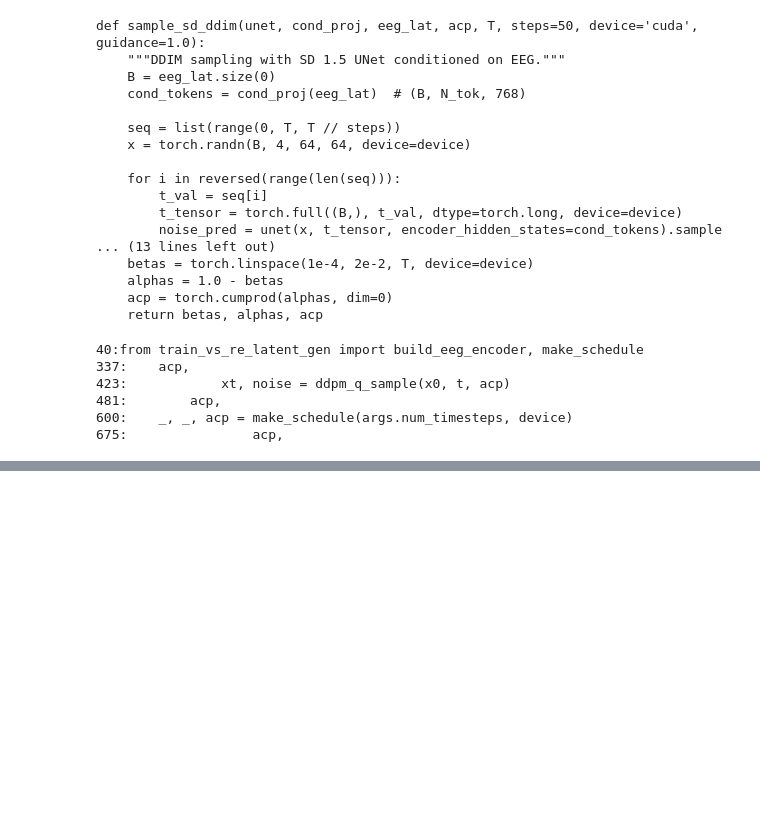
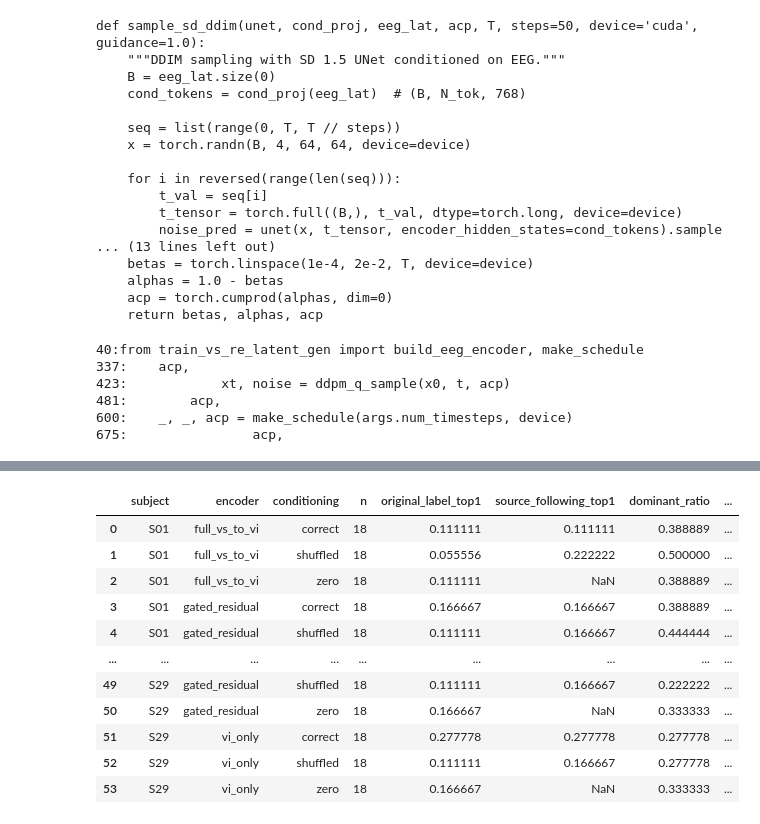
Before and after one commit to heegyukim4043/test_diffusion_EEG_visualstim_image, a Jupyter notebook: colab_next_priority_runs.ipynb, the cells around one changed output, grey strips where cells are left out. Saved outputs shown, nothing was run; the diff lists cells and outputs as text; code cells hidden in the pictures; blank space fills up the shorter version.

```diff
--- a/colab_next_priority_runs.ipynb
+++ b/colab_next_priority_runs.ipynb
@@ -749,3 +749,12 @@ grep -n "acp\|make_schedule" /content/vsvi_project/train_exp43_vi_lora.py | head
 481:        acp,
 600:    _, _, acp = make_schedule(args.num_timesteps, device)
 675:                acp,
+# %%
+from pathlib import Path
+
+root = Path("/content/drive/MyDrive/vsvi_data/vi_rawtf_downstream_generation_multi")
+manifests = sorted((root / "seed42" / "S09").rglob("generation_manifest.csv"))
+
+print("S09 manifests:", len(manifests))
+for p in manifests:
+    print(p)
@@ -751,0 +853,72 @@ grep -n "acp\|make_schedule" /content/vsvi_project/train_exp43_vi_lora.py | head
+# %%
+from pathlib import Path
+import pandas as pd
+import numpy as np
+
+ROOTS = [
+    Path("/content/drive/MyDrive/vsvi_data/vi_rawtf_downstream_generation_multi"),
+    Path("/content/drive/MyDrive/vsvi_data/vi_rawtf_downstream_generation_s24"),
+]
+
+manifests = []
+for root in ROOTS:
+    manifests.extend(sorted(root.rglob("generation_manifest.csv")))
+
+print("manifests:", len(manifests))
+for p in manifests:
+    print(p)
+
+rows = []
+
+for path in manifests:
+    df = pd.read_csv(path)
+
+    subj = next((x for x in path.parts if x.startswith("S") and x[1:].isdigit()), None)
+    encoder = path.parent.name
+
+    pred_col = "pred_label" if "pred_label" in df.columns else "top1_label"
+    true_col = "true_label"
+
+    source_candidates = [
+        "source_label", "conditioning_label", "condition_label",
+        "eeg_source_label", "source_class", "conditioning_class",
+    ]
+    source_col = next((c for c in source_candidates if c in df.columns), None)
+
+    for cond, g in df.groupby("conditioning"):
+        if cond not in ["correct", "shuffled", "zero"]:
+            continue
+
+        pred = g[pred_col].to_numpy()
+        true = g[true_col].to_numpy()
+
+        original_top1 = (pred == true).mean()
+
+        if source_col is not None:
+            source = g[source_col].to_numpy()
+        elif cond == "correct":
+            source = true
+        elif cond == "shuffled":
+            source = (true + 1) % 9
+        else:
+            source = np.full_like(true, -1)
+
+        source_following = (pred == source).mean() if cond != "zero" else np.nan
+
+        counts = pd.Series(pred).value_counts().reindex(range(9), fill_value=0).to_list()
+        dominant_ratio = max(counts) / sum(counts)
+
+        rows.append({
+            "subject": subj,
+            "encoder": encoder,
+            "conditioning": cond,
+            "n": len(g),
+            "original_label_top1": original_top1,
+            "source_following_top1": source_following,
+            "dominant_ratio": dominant_ratio,
+            "prediction_counts": counts,
+        })
+
+gen = pd.DataFrame(rows)
+display(gen.sort_values(["subject", "encoder", "conditioning"]))
+# %% [output]
@@ -751,0 +942,12 @@ grep -n "acp\|make_schedule" /content/vsvi_project/train_exp43_vi_lora.py | head
+|  | subject | encoder | conditioning | n | original_label_top1 | source_following_top1 | dominant_ratio | ... |
+| 0 | S01 | full_vs_to_vi | correct | 18 | 0.111111 | 0.111111 | 0.388889 | ... |
+| 1 | S01 | full_vs_to_vi | shuffled | 18 | 0.055556 | 0.222222 | 0.500000 | ... |
+| 2 | S01 | full_vs_to_vi | zero | 18 | 0.111111 | NaN | 0.388889 | ... |
+| 3 | S01 | gated_residual | correct | 18 | 0.166667 | 0.166667 | 0.388889 | ... |
+| 4 | S01 | gated_residual | shuffled | 18 | 0.111111 | 0.166667 | 0.444444 | ... |
+| ... | ... | ... | ... | ... | ... | ... | ... | ... |
+| 49 | S29 | gated_residual | shuffled | 18 | 0.111111 | 0.166667 | 0.222222 | ... |
+| 50 | S29 | gated_residual | zero | 18 | 0.166667 | NaN | 0.333333 | ... |
+| 51 | S29 | vi_only | correct | 18 | 0.277778 | 0.277778 | 0.277778 | ... |
+| 52 | S29 | vi_only | shuffled | 18 | 0.111111 | 0.166667 | 0.277778 | ... |
+| 53 | S29 | vi_only | zero | 18 | 0.166667 | NaN | 0.333333 | ... |
```
Also changed, not shown: parts of 7 cells of this notebook.
